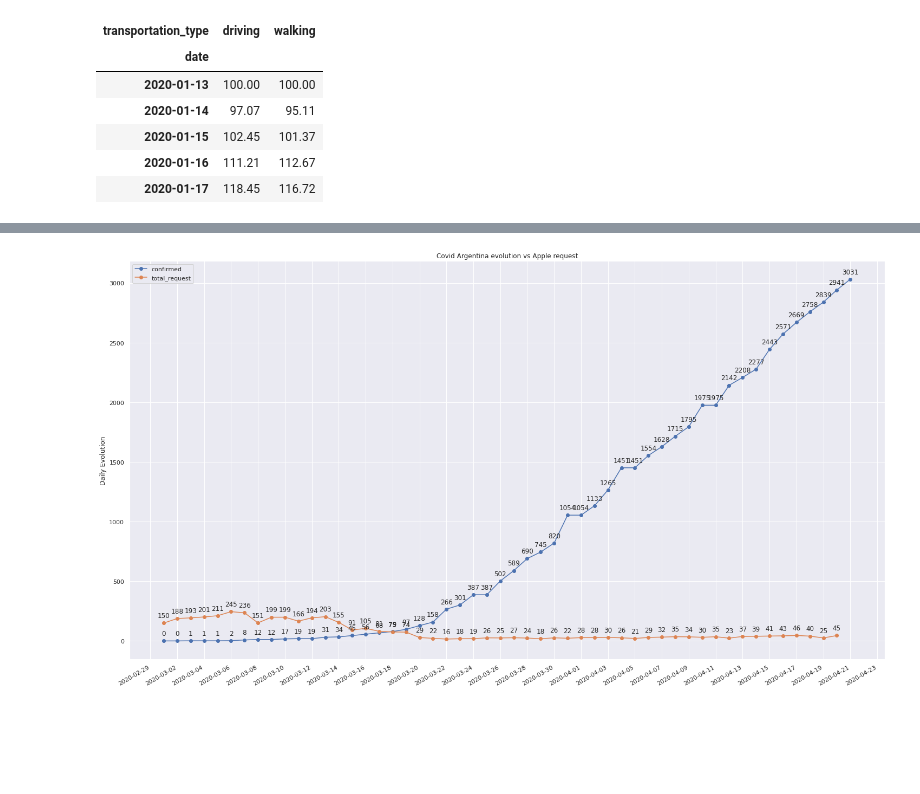
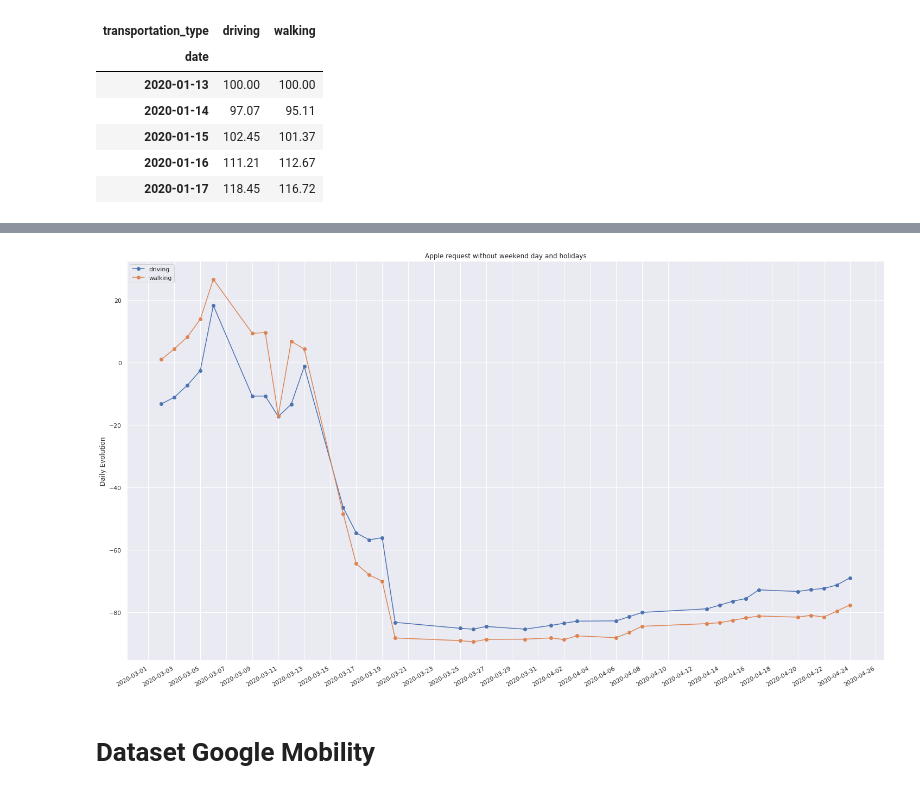
Before and after one commit to vackup/CovidArgentina, a Jupyter notebook: Covid.ipynb, the cells around one changed output, grey strips where cells are left out. Cells and saved outputs as stored; diff of their text form; code cells hidden in the pictures; blank space fills up the shorter version.

Commit message:
Apple Mobility and Google Mobility datasets added (without weekends a…nd holidays)

```diff
--- a/Covid.ipynb
+++ b/Covid.ipynb
@@ -258 +288,4 @@ df_covid_apple['total_request'] = df_covid_apple['driving'] + df_covid_apple['wa
+# %%
+df_apple_argentina_t['driving-100'] = df_apple_argentina_t['driving'] - 100
+df_apple_argentina_t['walking-100'] = df_apple_argentina_t['walking'] - 100
 # %%
@@ -267,0 +301,4 @@ df_covid_apple.head()
+# %%
+df_apple_argentina_t = df_apple_argentina_t[~df_apple_argentina_t.index.isin(df_feriados.index)]
+# %%
+df_apple_argentina_t['Weekday Name'] = df_apple_argentina_t.index.day_name()
@@ -267,0 +320,3 @@ df_covid_apple.head()
+# %%
+days_to_remove = ['Saturday','Sunday']
+df_apple_argentina_t = df_apple_argentina_t[~df_apple_argentina_t['Weekday Name'].isin(days_to_remove)]
@@ -268,38 +338,22 @@ df_covid_apple.head()
 # %%
 fig, ax = plt.subplots()
 
-ax.plot(df_covid_apple['confirmed'], marker='o', linestyle='-', label='confirmed')
-ax.plot(df_covid_apple['total_request'], marker='o', linestyle='-', label='total_request')
+ax.plot(df_apple_argentina_t['driving-100'], marker='o', linestyle='-', label='driving')
+ax.plot(df_apple_argentina_t['walking-100'], marker='o', linestyle='-', label='walking')
 
 ax.set_ylabel('Daily Evolution')
-ax.set_title('Covid Argentina evolution vs Apple request')
+ax.set_title('Apple request without weekend day and holidays')
 
 ax.xaxis.set_minor_locator(mdates.DayLocator(interval=1))
 ax.xaxis.set_major_locator(mdates.DayLocator(interval=2))
 
 # Format x-tick labels as 3-letter month name and day number
 ax.xaxis.set_major_formatter(mdates.DateFormatter('%Y-%m-%d'));
 
 plt.legend(loc="upper left")
 
 fig.autofmt_xdate()
-
-for X, Y in zip(df_covid_apple.index, df_covid_apple['confirmed']):
-    label = "{:.0f}".format(Y)
-
-    ax.annotate(label, # this is the text
-                 (X,Y), # this is the point to label
-                 textcoords="offset points", # how to position the text
-                 xytext=(0,10), # distance from text to points (x,y)
-                 ha='center') # horizontal alignment can be left, right or center
-
-for X, Y in zip(df_covid_apple.index, df_covid_apple['total_request']):
-    label = "{:.0f}".format(Y)
-
-    ax.annotate(label, # this is the text
-                 (X,Y), # this is the point to label
-                 textcoords="offset points", # how to position the text
-                 xytext=(0,10), # distance from text to points (x,y)
-                 ha='center') # horizontal alignment can be left, right or center
 # %% [output]
-[figure, old version]
+[figure, new version]
+# %% [markdown]
+# Dataset Google Mobility
```
Also changed, not shown: parts of 49 cells of this notebook.
